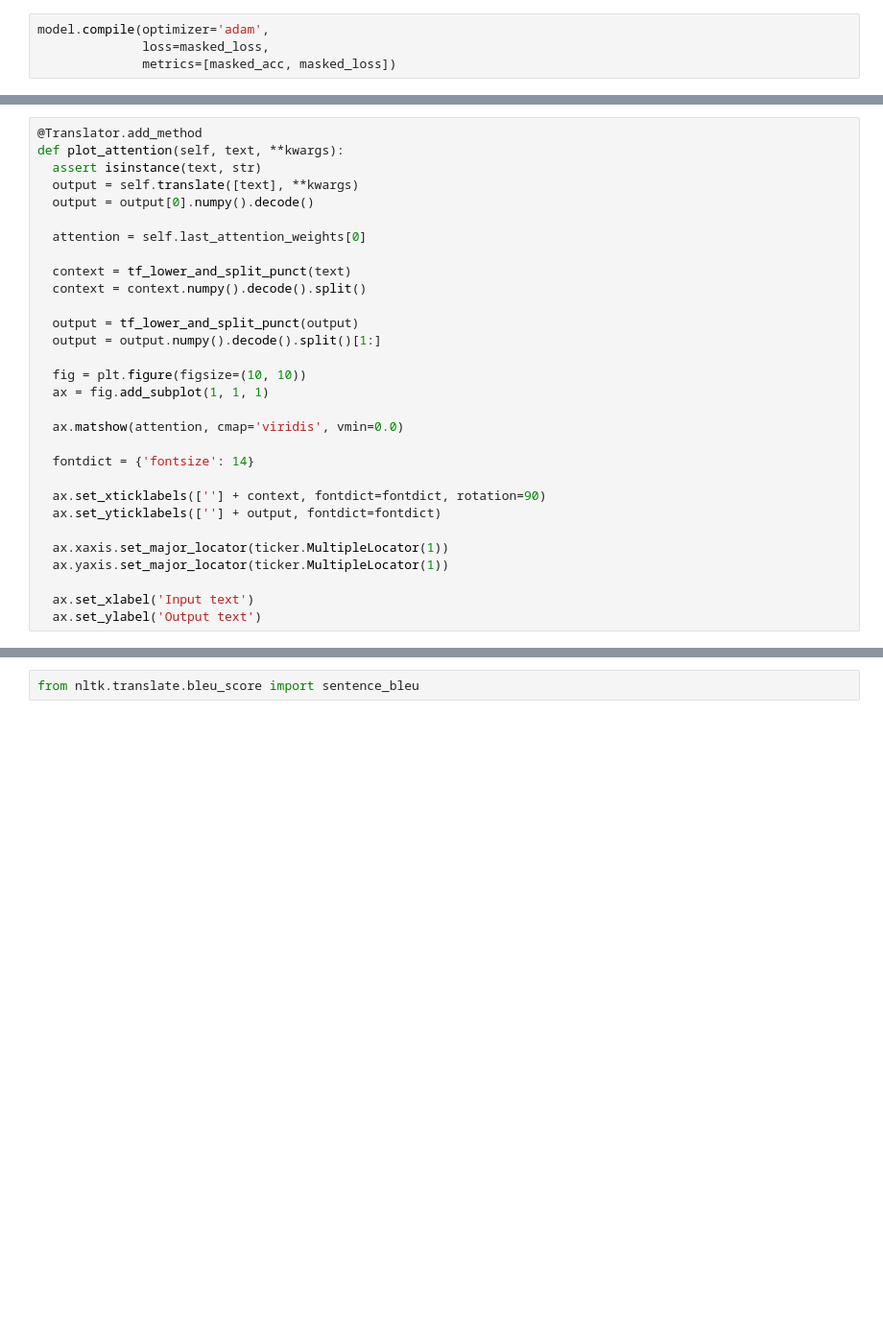
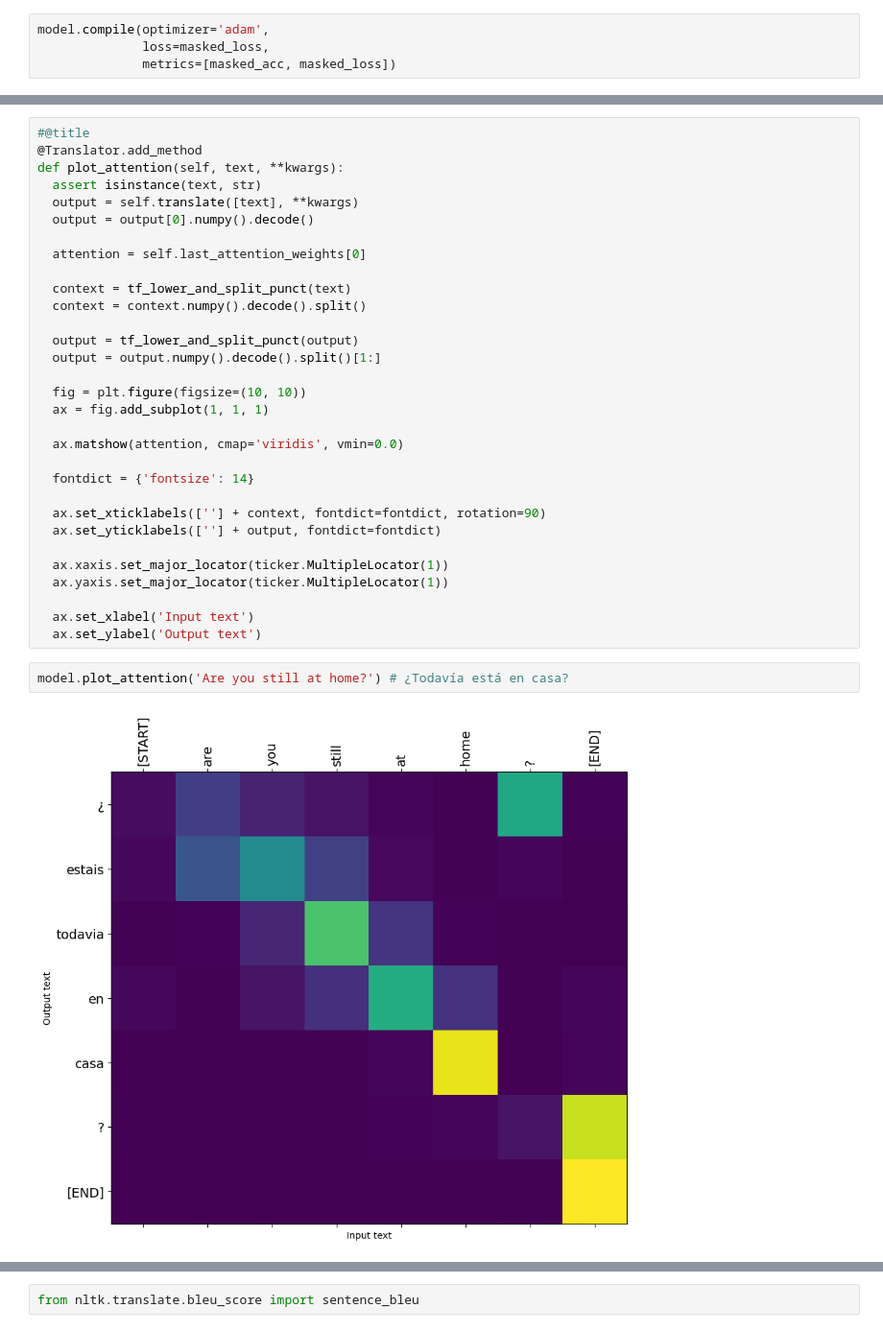
Before and after one commit to ewclark47/ADL-Project, a Jupyter notebook: seq2seq_nmt.ipynb, the cells around one changed output, grey strips where cells are left out. Shown at 96% size. Cells and saved outputs as stored; diff of their text form; blank space fills up the shorter version.

```diff
--- a/seq2seq_nmt.ipynb
+++ b/seq2seq_nmt.ipynb
@@ -680,4 +744,5 @@ def translate(self,
 # %%
+#@title
 @Translator.add_method
 def plot_attention(self, text, **kwargs):
   assert isinstance(text, str)
@@ -707,3 +772,7 @@ def plot_attention(self, text, **kwargs):
 
   ax.set_xlabel('Input text')
   ax.set_ylabel('Output text')
+# %%
+model.plot_attention('Are you still at home?') # ¿Todavía está en casa?
+# %% [output]
+[figure, added]
```
Also changed, not shown: parts of 88 cells of this notebook.
